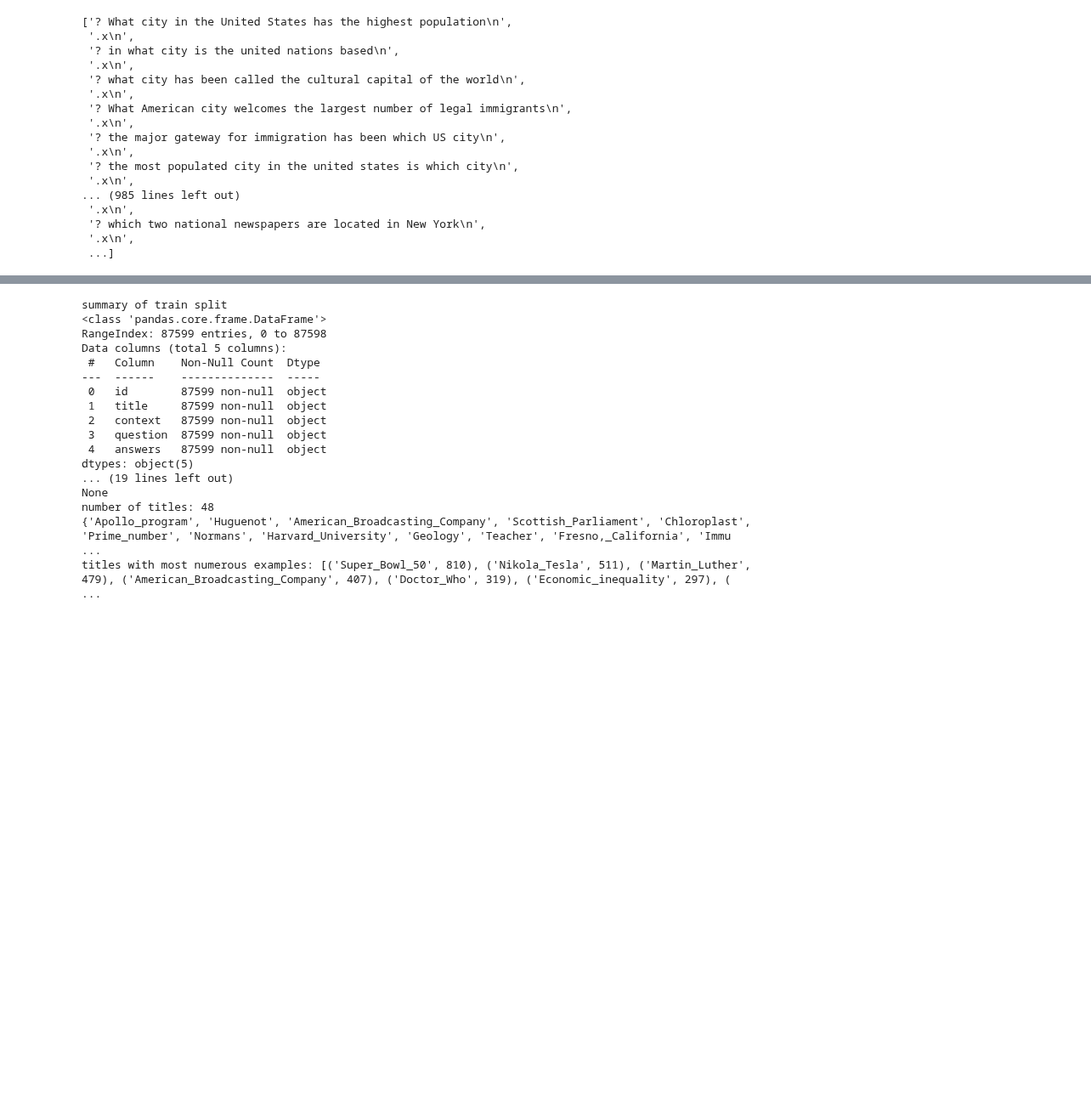
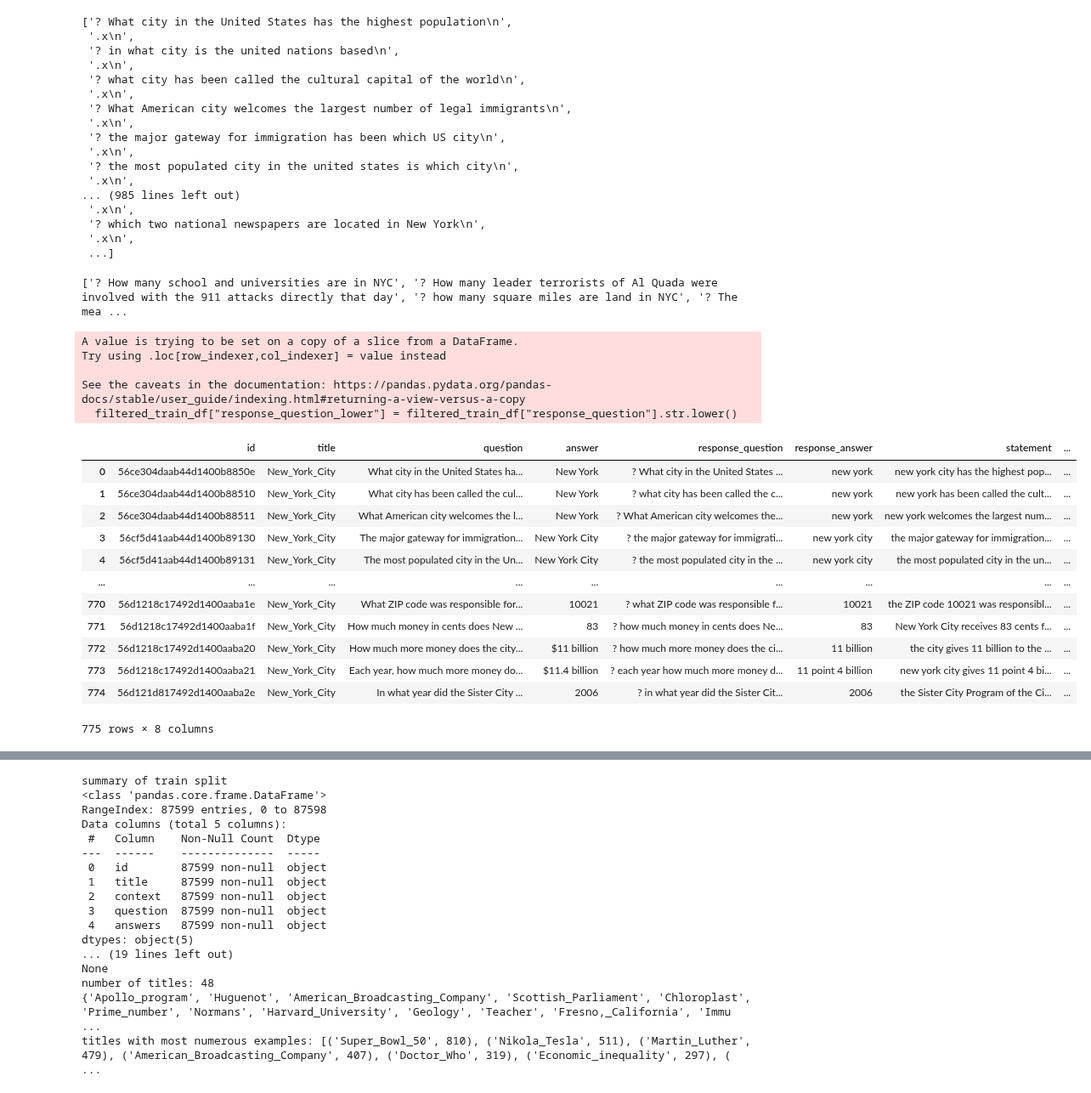
Before and after one commit to cjwalmsley/Training-and-evaluating-cognitive-language-models, a Jupyter notebook: datasets.ipynb, the cells around one changed output, grey strips where cells are left out. Shown at 85% size. Saved outputs shown, nothing was run; the diff lists cells and outputs as text; code cells hidden in the pictures; blank space fills up the shorter version.

```diff
--- a/datasets.ipynb
+++ b/datasets.ipynb
@@ -106,7 +106,7 @@ filtered_train_df
 806 rows × 7 columns
 # %%
 #write a file that can be used to train ANNABELL
-write_training_file(filtered_train_df, "training/filtered_train_data")
+#write_training_file(filtered_train_df, "training/filtered_train_data")
 # %% [output]
 file created: training/filtered_train_data.txt
 Compressed file created: training/filtered_train_data.tar.xz
@@ -136,3 +136,39 @@ test_lines
  '? which two national newspapers are located in New York\n',
  '.x\n',
  ...]
+# %%
+#write a file that can be used to test annabell that does not include the questions that were used in pre-training
+pretraining_questions_filepath	=  "/Users/chris/PycharmProjects/dataset/pre_training/pre_training_nyc_samples.txt"
+with open(pretraining_questions_filepath, "r") as pre_training_file:
+	pre_training_questions = [line.strip() for line in pre_training_file.readlines() if line.startswith("?")]
+print(pre_training_questions[:5])
+test_no_pretrain_filepath = "testing/test_nyc_questions_without_pretrain.txt"
+#the comparision should ignore case in the questions and the dataframe
+
+#add acolumn to the dataframe that is the lowercase version of the response_question column
+filtered_train_df["response_question_lower"] = filtered_train_df["response_question"].str.lower()
+#filter the dataframe to remove any rows where the response_question_lower is in the pre_training_questions
+pre_training_questions_lower = [q.lower() for q in pre_training_questions]
+filtered_train_no_pretrain_df = filtered_train_df[~filtered_train_df["response_question_lower"].isin(pre_training_questions_lower)]
+filtered_train_no_pretrain_df.reset_index(drop=True, inplace=True)
+filtered_train_no_pretrain_df
+# %% [output]
+['? How many school and universities are in NYC', '? How many leader terrorists of Al Quada were involved with the 911 attacks directly that day', '? how many square miles are land in NYC', '? The mea ...
+A value is trying to be set on a copy of a slice from a DataFrame.
+Try using .loc[row_indexer,col_indexer] = value instead
+
+See the caveats in the documentation: https://pandas.pydata.org/pandas-docs/stable/user_guide/indexing.html#returning-a-view-versus-a-copy
+  filtered_train_df["response_question_lower"] = filtered_train_df["response_question"].str.lower()
+|  | id | title | question | answer | response_question | response_answer | statement | ... |
+| 0 | 56ce304daab44d1400b8850e | New_York_City | What city in the United States ha... | New York | ? What city in the United States ... | new york | new york city has the highest pop... | ... |
+| 1 | 56ce304daab44d1400b88510 | New_York_City | What city has been called the cul... | New York | ? what city has been called the c... | new york | new york has been called the cult... | ... |
+| 2 | 56ce304daab44d1400b88511 | New_York_City | What American city welcomes the l... | New York | ? What American city welcomes the... | new york | new york welcomes the largest num... | ... |
+| 3 | 56cf5d41aab44d1400b89130 | New_York_City | The major gateway for immigration... | New York City | ? the major gateway for immigrati... | new york city | the major gateway for immigration... | ... |
+| 4 | 56cf5d41aab44d1400b89131 | New_York_City | The most populated city in the Un... | New York City | ? the most populated city in the ... | new york city | the most populated city in the un... | ... |
+| ... | ... | ... | ... | ... | ... | ... | ... | ... |
+| 770 | 56d1218c17492d1400aaba1e | New_York_City | What ZIP code was responsible for... | 10021 | ? what ZIP code was responsible f... | 10021 | the ZIP code 10021 was responsibl... | ... |
+| 771 | 56d1218c17492d1400aaba1f | New_York_City | How much money in cents does New ... | 83 | ? how much money in cents does Ne... | 83 | New York City receives 83 cents f... | ... |
+| 772 | 56d1218c17492d1400aaba20 | New_York_City | How much more money does the city... | $11 billion | ? how much more money does the ci... | 11 billion | the city gives 11 billion to the ... | ... |
+| 773 | 56d1218c17492d1400aaba21 | New_York_City | Each year, how much more money do... | $11.4 billion | ? each year how much more money d... | 11 point 4 billion | new york city gives 11 point 4 bi... | ... |
+| 774 | 56d121d817492d1400aaba2e | New_York_City | In what year did the Sister City ... | 2006 | ? in what year did the Sister Cit... | 2006 | the Sister City Program of the Ci... | ... |
+775 rows × 8 columns
```
Also changed, not shown: parts of 4 cells of this notebook, 25 other files.
